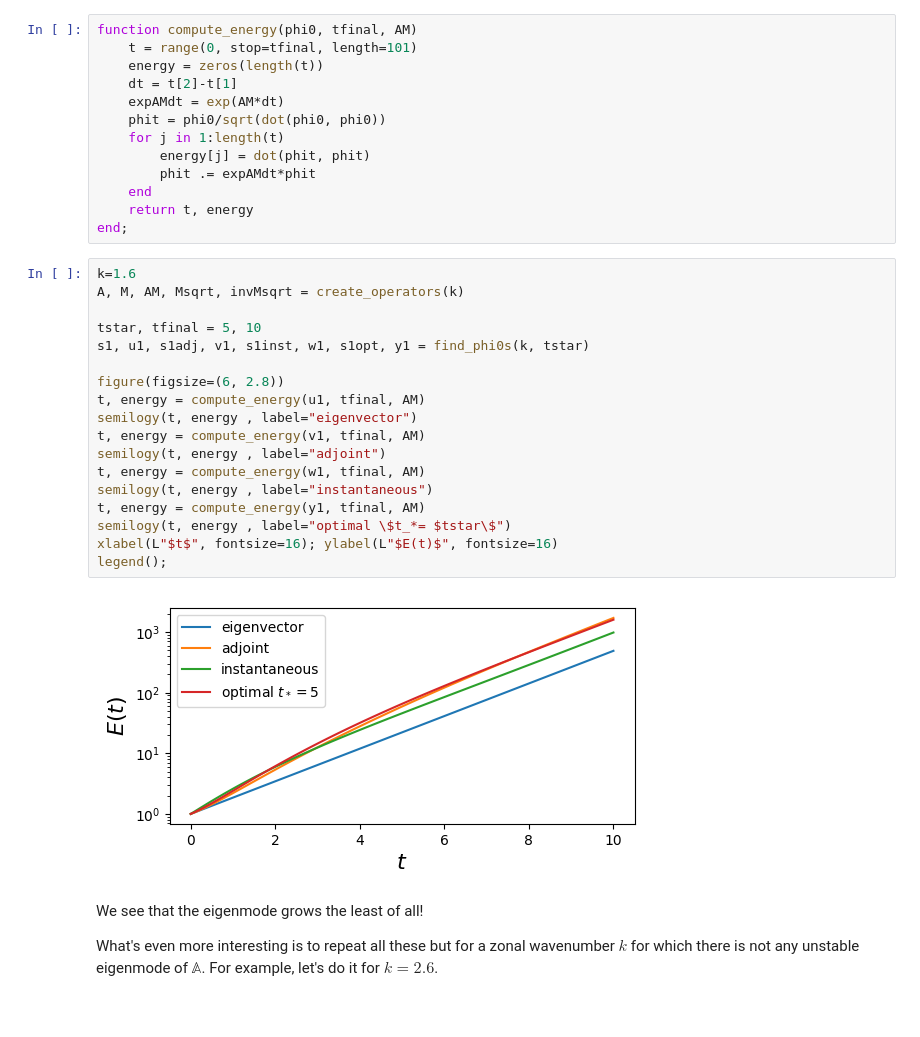
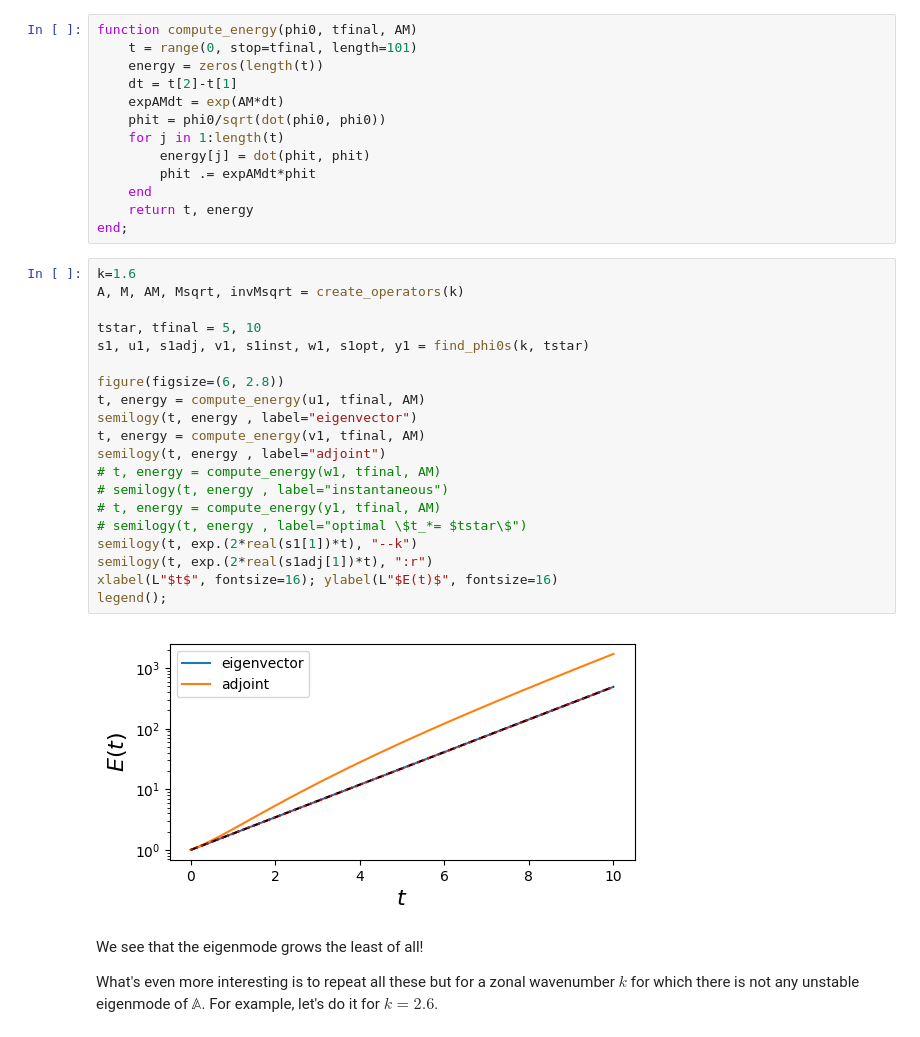
Before and after one commit to navidcy/Instabilities-in-Fluids, a Jupyter notebook: lectures/06-QG-EadyModel.ipynb, the cells around one changed output. Saved outputs shown, nothing was run; the diff lists cells and outputs as text.

```diff
--- a/lectures/06-QG-EadyModel.ipynb
+++ b/lectures/06-QG-EadyModel.ipynb
@@ -392,23 +392,25 @@ end;
 # %%
 k=1.6
 A, M, AM, Msqrt, invMsqrt = create_operators(k)
 
 tstar, tfinal = 5, 10
 s1, u1, s1adj, v1, s1inst, w1, s1opt, y1 = find_phi0s(k, tstar)
 
 figure(figsize=(6, 2.8))
 t, energy = compute_energy(u1, tfinal, AM)
 semilogy(t, energy , label="eigenvector")
 t, energy = compute_energy(v1, tfinal, AM)
 semilogy(t, energy , label="adjoint")
-t, energy = compute_energy(w1, tfinal, AM)
-semilogy(t, energy , label="instantaneous")
-t, energy = compute_energy(y1, tfinal, AM)
-semilogy(t, energy , label="optimal \$t_*= $tstar\$")
+# t, energy = compute_energy(w1, tfinal, AM)
+# semilogy(t, energy , label="instantaneous")
+# t, energy = compute_energy(y1, tfinal, AM)
+# semilogy(t, energy , label="optimal \$t_*= $tstar\$")
+semilogy(t, exp.(2*real(s1[1])*t), "--k")
+semilogy(t, exp.(2*real(s1adj[1])*t), ":r")
 xlabel(L"$t$", fontsize=16); ylabel(L"$E(t)$", fontsize=16)
 legend();
 # %% [output]
-[figure, old version]
+[figure, new version]
 # %% [markdown]
 We see that the eigenmode grows the least of all!
 
```
Also changed, not shown: parts of 4 cells of this notebook, 1 other file.
